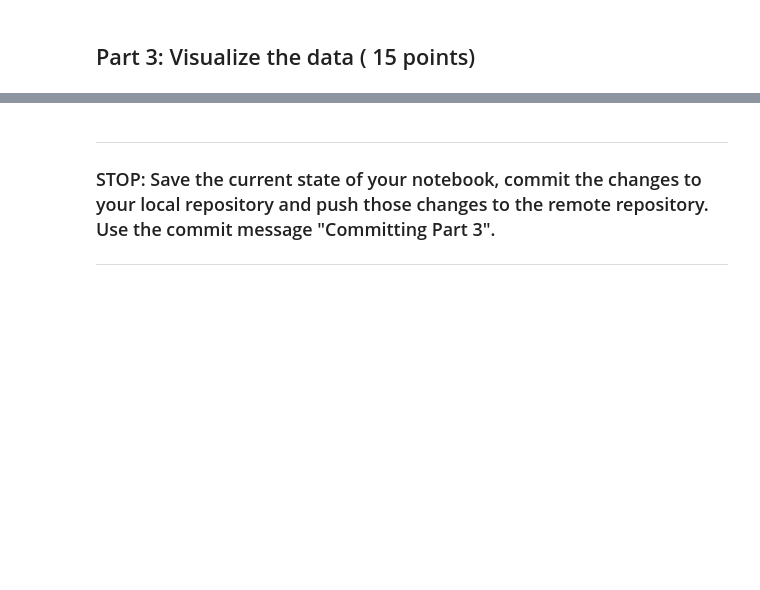
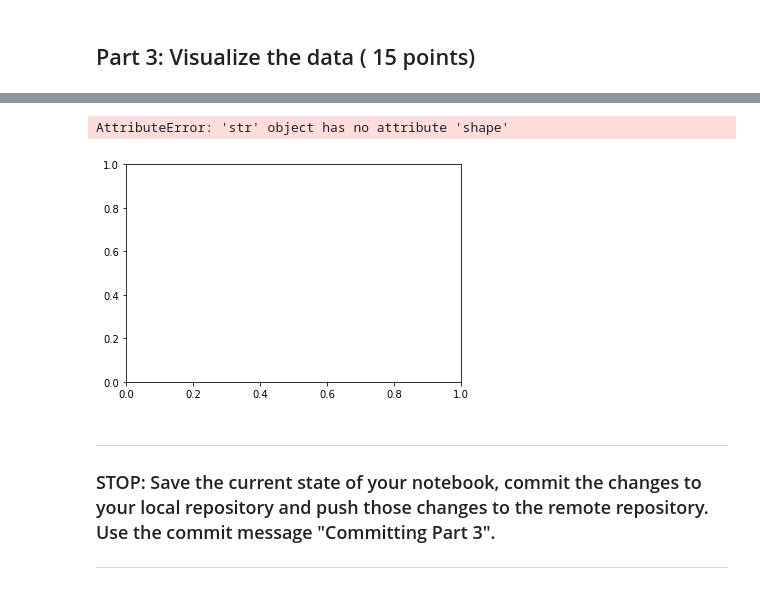
Before and after one commit to fjevtic46/cmse202-s20-turnin, a Jupyter notebook: midterm/CMSE202_003_Midterm-20200220-FilipJevtic.ipynb, the cells around one changed output, grey strips where cells are left out. Cells and saved outputs as stored; diff of their text form; code cells hidden in the pictures; blank space fills up the shorter version.

```diff
--- a/midterm/CMSE202_003_Midterm-20200220-FilipJevtic.ipynb
+++ b/midterm/CMSE202_003_Midterm-20200220-FilipJevtic.ipynb
@@ -87,3 +85,16 @@ Your scatter plot should look something like the following:
+# %%
+# Put your code here
+import matplotlib.pyplot as plt
+where = np.where(depth == 80)[0]
+color = []
+for i in where:
+    cmap.append(seism[i])
+color = np.array(cmap)
+for i in where:
+    plt.scatter(longitude[i],latitude[i])
+# %% [output]
+AttributeError: 'str' object has no attribute 'shape'
+[figure, added]
 # %% [markdown]
 ---
 ### STOP: Save the current state of your notebook, commit the changes to your local repository and push those changes to the remote repository. Use the commit message "Committing Part 3".
```
Also changed, not shown: parts of 4 cells of this notebook.
